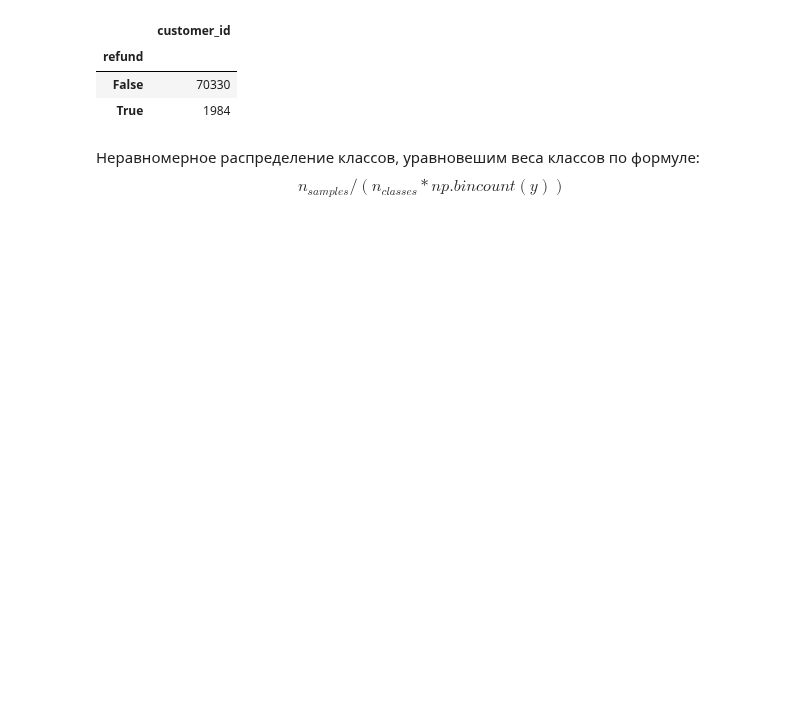
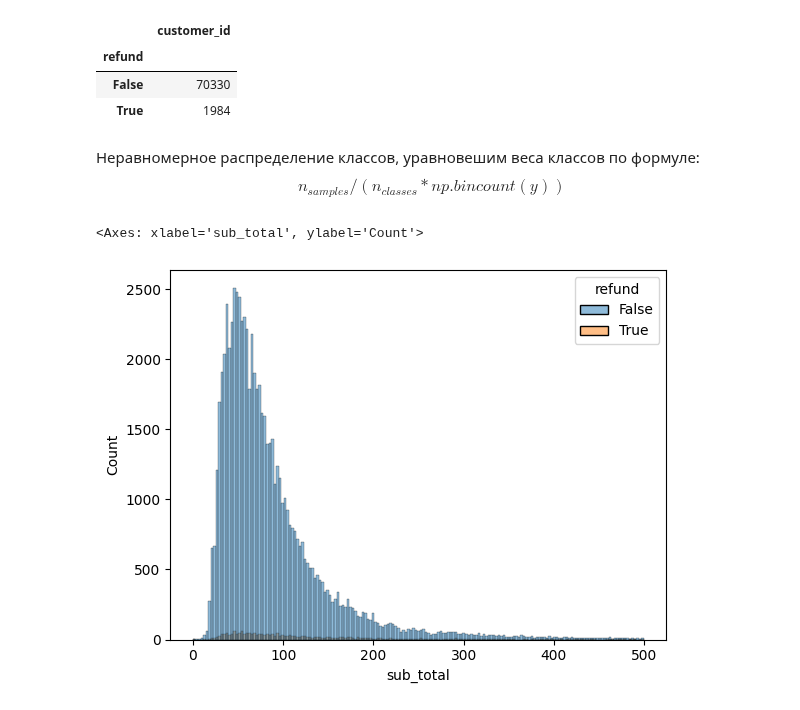
Before and after one commit to PigStep/ML-Delivery-Refund-Research, a Jupyter notebook: notebook/notebook.ipynb, the cells around one changed output. Saved outputs shown, nothing was run; the diff lists cells and outputs as text; code cells hidden in the pictures; blank space fills up the shorter version.

```diff
--- a/notebook/notebook.ipynb
+++ b/notebook/notebook.ipynb
@@ -76,2 +82,14 @@ def get_refund_factor(refund):
 # %%
-delivery_data["refund"] = delivery_data.refund.astype(str).apply(lambda x: get_refund_factor(x))
+#Преобразовать цены
+delivery_data["refund"] = delivery_data.refund.astype(str).apply(lambda x: get_normal_price(x))
+delivery_data["tip"] = delivery_data.tip.astype(str).apply(lambda x: get_normal_price(x))
+delivery_data["discount"] = delivery_data.discount.astype(str).apply(lambda x: get_normal_price(x))
+delivery_data["service_fee"] = delivery_data.service_fee.astype(str).apply(lambda x: get_normal_price(x))
+delivery_data["delivery_fee"] = delivery_data.delivery_fee.astype(str).apply(lambda x: get_normal_price(x))
+
+#есть формат цены 1,000.14
+delivery_data["sub_total"] = delivery_data.sub_total.str.replace(",","")
+delivery_data["sub_total"] = delivery_data.sub_total.astype(str).apply(lambda x: get_normal_price(x))
+
+#ml модель решает задачу классификации, нам важен факт возврата
+delivery_data["refund"] = delivery_data.refund >0
@@ -77,0 +107,25 @@ delivery_data["refund"] = delivery_data.refund.astype(str).apply(lambda x: get_r
+# %%
+#преобразовываем вермя в формат времени
+time_ordered = delivery_data.time_ordered.apply(lambda x: datetime.strptime(x,"%H:%M:%S"))
+time_delivered = delivery_data.time_delivered.apply(lambda x: datetime.strptime(x,"%H:%M:%S"))
+
+time_delta_df = pd.DataFrame({"time_ordered":time_ordered,
+                              "time_delivered":time_delivered})
+# %%
+def get_delivery_minutes(t_ordered, t_delivered):
+    # Если время доставки меньше времени заказа, значит, доставка на следующий день
+    if t_delivered < t_ordered:
+        t_delivered += timedelta(days=1)  # Добавляем 1 день
+
+    delta = t_delivered - t_ordered
+    return round(delta.total_seconds() / 60)  # Округляем до минут
+
+def get_delivery_time(row):
+    dt_ordered = row["time_ordered"]
+    dt_delivered = row["time_delivered"]
+    return get_delivery_minutes(dt_ordered,dt_delivered)
+# %%
+#общее время доставки
+delivery_time = time_delta_df.apply(get_delivery_time, axis=1)
+
+delivery_data["deliv_time_min"] = delivery_time
@@ -84,3 +149,8 @@ delivery_data.groupby("refund").agg({"customer_id":"count"})
 | True | 1984 |
 # %% [markdown]
 Неравномерное распределение классов, уравновешим веса классов по формуле: $$n_{samples}/ (n_{classes} * np.bincount(y))$$
+# %%
+sns.histplot(delivery_data[delivery_data.sub_total <500],x="sub_total",hue="refund")
+# %% [output]
+<Axes: xlabel='sub_total', ylabel='Count'>
+[figure, added]
```
Also changed, not shown: parts of 8 cells of this notebook.
